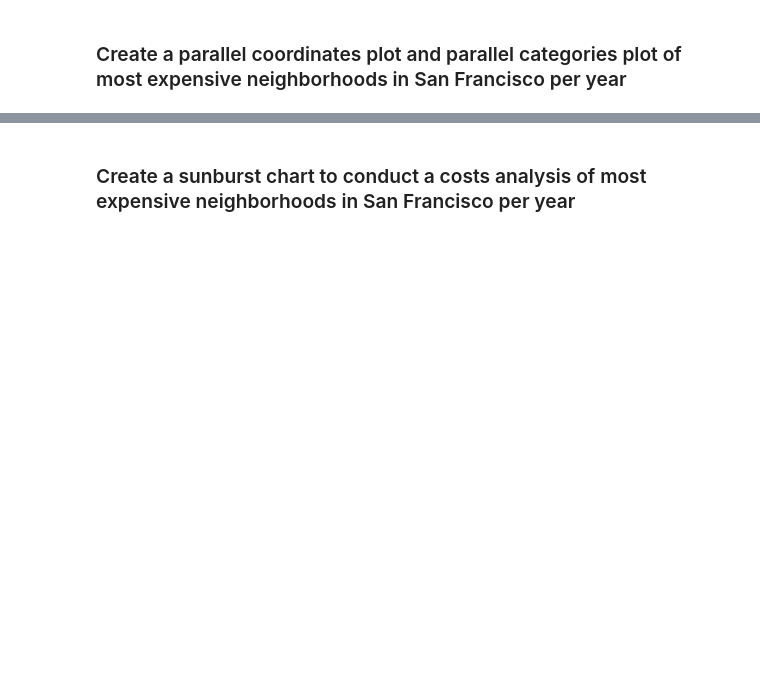
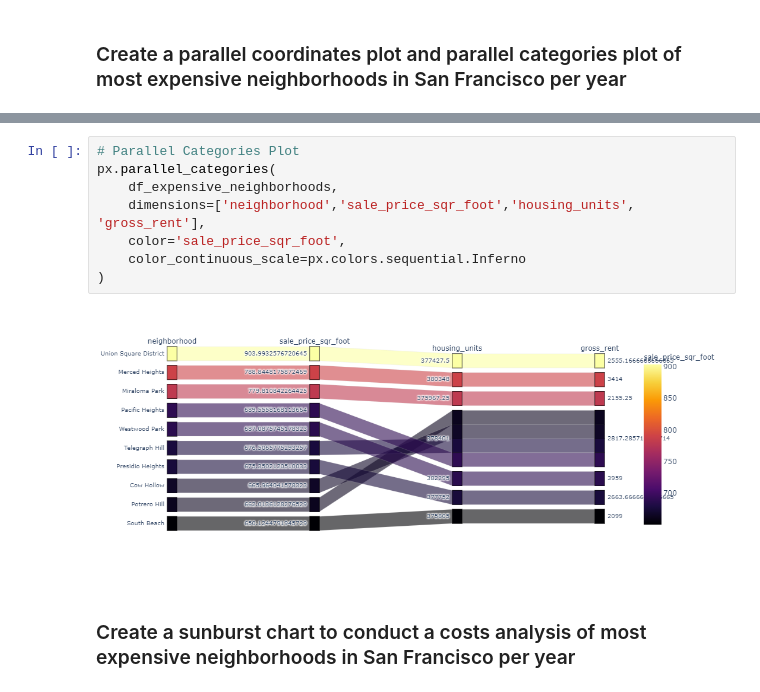
Before and after one commit to wchance/pyviz-homework, a Jupyter notebook: rental_analysis.ipynb, the cells around one changed output, grey strips where cells are left out. Cells and saved outputs as stored; diff of their text form; blank space fills up the shorter version.

```diff
--- a/rental_analysis.ipynb
+++ b/rental_analysis.ipynb
@@ -347,2 +301,12 @@ df_expensive_neighborhoods_per_year.head()
+# %%
+# Parallel Categories Plot
+px.parallel_categories(
+    df_expensive_neighborhoods,
+    dimensions=['neighborhood','sale_price_sqr_foot','housing_units', 'gross_rent'],
+    color='sale_price_sqr_foot',
+    color_continuous_scale=px.colors.sequential.Inferno
+)
+# %% [output]
+[figure, added]
 # %% [markdown]
 ### Create a sunburst chart to conduct a costs analysis of most expensive neighborhoods in San Francisco per year
```
Also changed, not shown: parts of 24 cells of this notebook, 1 other file.
